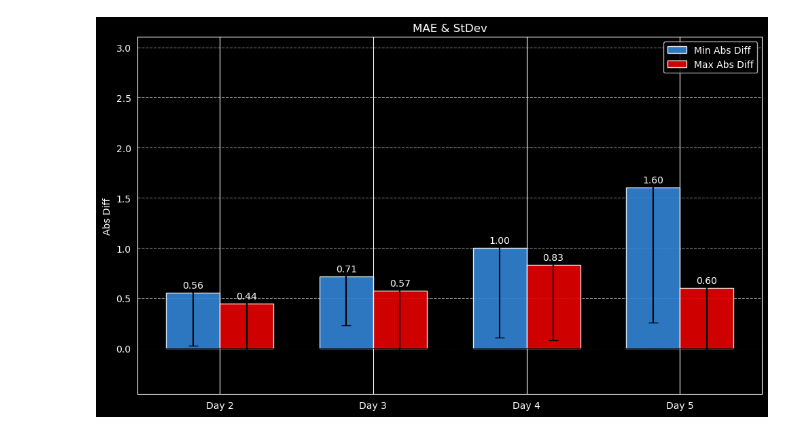
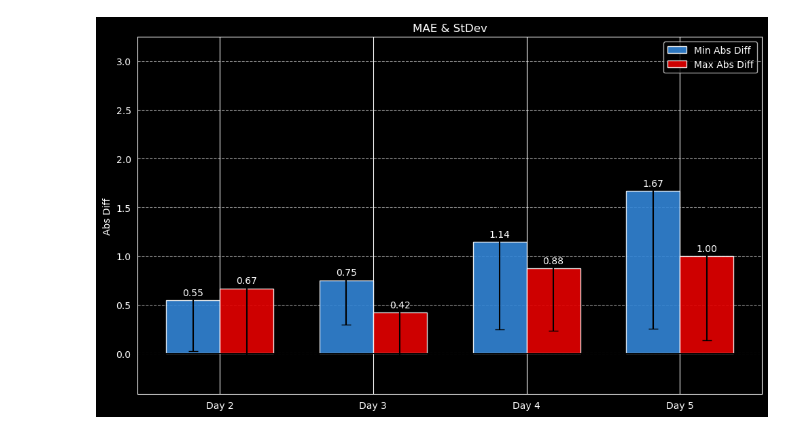
Before and after one commit to MuratorkunN/MLProjects, a Jupyter notebook: Temperature Prediction/Data Validation/mgm_confidence.ipynb, the cells around one changed output. Cells and saved outputs as stored; diff of their text form; code cells hidden in the pictures.

```diff
--- a/Temperature Prediction/Data Validation/mgm_confidence.ipynb
+++ b/Temperature Prediction/Data Validation/mgm_confidence.ipynb
@@ -32,6 +29,7 @@ print(df)
 # %%
 blue_shades = ['#99C2EB', '#66A3E0', '#3385D6', '#0055A4', '#003366']
 red_shades  = ['#FF9999', '#FF4D4D', '#E60000', '#B30000', '#800000']
+green_shades = ['#99E699', '#66CC66', '#33B233', '#009900', '#006600']
 
 for i in range(1, 6):
     plt.plot(df['date'], df[f'min{i}'], marker='o', linestyle='-',
@@ -94,0 +101,26 @@ plt.show()
+# %%
+fig, axes = plt.subplots(3, 4, figsize=(16, 12), sharey=True)
+fig.suptitle('Distribution of Differences (Day N - Day 1)', fontsize=16)
+
+for i, d in enumerate(days):
+    data = min_diffs[d]
+    filtered_data = data[(data >= -5) & (data <= 5)]
+    plot_integer_hist(axes[0, i], filtered_data, blue_shades[d-1],
+                      f'Min {d} - Min 1', show_ylabel=(i==0))
+
+for i, d in enumerate(days):
+    data = max_diffs[d]
+    filtered_data = data[(data >= -5) & (data <= 5)]
+    plot_integer_hist(axes[1, i], filtered_data, red_shades[d-1],
+                      f'Max {d} - Max 1', show_ylabel=(i==0))
+
+for i, d in enumerate(days):
+    combined_data = np.concatenate([min_diffs[d], max_diffs[d]])
+    filtered_data = combined_data[(combined_data >= -5) & (combined_data <= 5)]
+    plot_integer_hist(axes[2, i], filtered_data, green_shades[d-1],
+                      f'Combined {d} - Combined 1',
+                      show_xlabel=True, show_ylabel=(i==0))
+
+plt.tight_layout()
+plt.subplots_adjust(top=0.93)
+plt.show()
@@ -99,8 +133,13 @@ max_means = []
 max_stds = []
 
 for d in days:
-    abs_min = (df[f'min{d}'] - df['min1']).abs().dropna()
-    abs_max = (df[f'max{d}'] - df['max1']).abs().dropna()
+    raw_min = (df[f'min{d}'] - df['min1']).dropna()
+    raw_min = raw_min[(raw_min >= -5) & (raw_min <= 5)]
+    abs_min = raw_min.abs()
+
+    raw_max = (df[f'max{d}'] - df['max1']).dropna()
+    raw_max = raw_max[(raw_max >= -5) & (raw_max <= 5)]
+    abs_max = raw_max.abs()
 
     min_means.append(abs_min.mean())
     min_stds.append(abs_min.std())
@@ -112,31 +151,31 @@ width = 0.35
 
 fig, ax = plt.subplots(figsize=(10, 6))
 
 rects1 = ax.bar(x - width/2, min_means, width, label='Min Abs Diff',
                 yerr=min_stds, capsize=5, color=blue_shades[2], alpha=0.9)
 rects2 = ax.bar(x + width/2, max_means, width, label='Max Abs Diff',
                 yerr=max_stds, capsize=5, color=red_shades[2], alpha=0.9)
 
 ax.set_ylabel('Abs Diff')
 ax.set_title('MAE & StDev')
 ax.set_xticks(x)
 ax.set_xticklabels([f'Day {d}' for d in days])
 ax.axhline(0, color='black', linewidth=0.8)
 ax.legend()
 ax.grid(axis='y', linestyle='--', alpha=0.5)
 
 def autolabel(rects):
     for rect in rects:
         height = rect.get_height()
         ax.annotate(f'{height:.2f}',
                     xy=(rect.get_x() + rect.get_width() / 2, height),
                     xytext=(0, 3),
                     textcoords="offset points",
                     ha='center', va='bottom')
 
 autolabel(rects1)
 autolabel(rects2)
 plt.tight_layout()
 plt.show()
 # %% [output]
-[figure, old version]
+[figure, new version]
```
Also changed, not shown: parts of 9 cells of this notebook.
